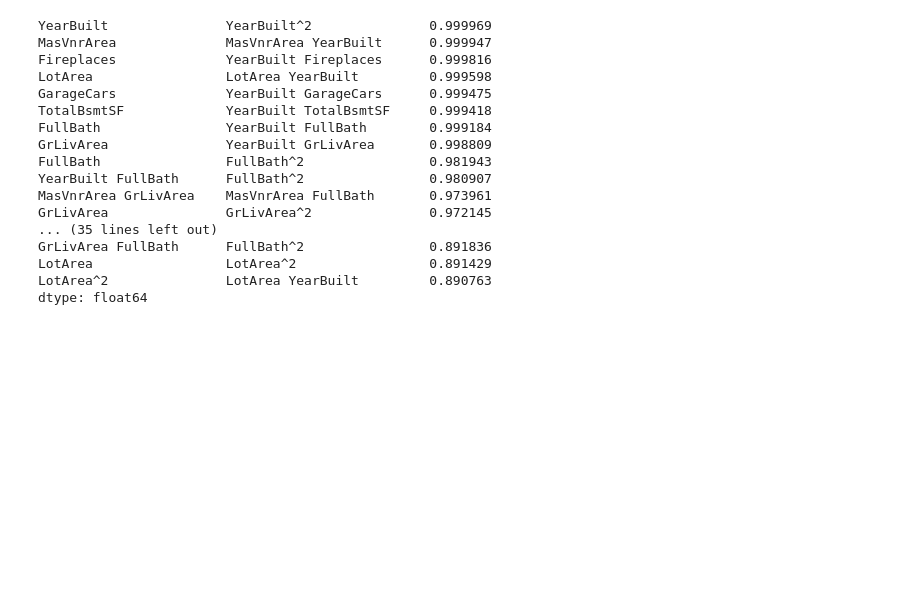
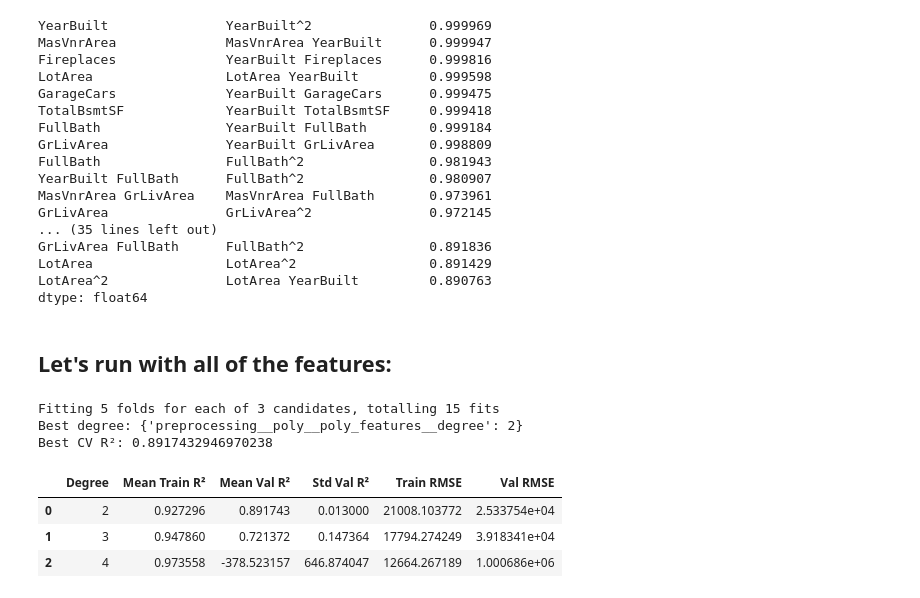
Before and after one commit to FarhanKhan1/MSAI_Machine_Learning, a Jupyter notebook: assignments_1/notebooks/q2_polynomial_regression.ipynb, the cells around one changed output. Saved outputs shown, nothing was run; the diff lists cells and outputs as text; code cells hidden in the pictures; blank space fills up the shorter version.

```diff
--- a/assignments_1/notebooks/q2_polynomial_regression.ipynb
+++ b/assignments_1/notebooks/q2_polynomial_regression.ipynb
@@ -563,3 +563,5 @@ GrLivArea FullBath      FullBath^2                0.891836
 LotArea                 LotArea^2                 0.891429
 LotArea^2               LotArea YearBuilt         0.890763
 dtype: float64
+# %% [markdown]
+## **Let's run with all of the features:**
@@ -565,0 +597,36 @@ dtype: float64
+# %%
+param_grid_full = {"preprocessing__poly__poly_features__degree": [2, 3, 4]}
+
+grid_full = GridSearchCV(
+    full_poly_pipeline,
+    param_grid=param_grid_full,
+    cv=KFold(n_splits=5, shuffle=True, random_state=42),
+    scoring={"r2": "r2", "rmse": "neg_root_mean_squared_error"},
+    refit="r2",
+    return_train_score=True,
+    n_jobs=-1,
+    verbose=1
+)
+grid_full.fit(X_train_raw, y_train)   # raw DataFrame: imputation, encoding, scaling are refit inside each fold
+
+print("Best degree:", grid_full.best_params_)
+print("Best CV R²:", grid_full.best_score_)
+
+res = pd.DataFrame(grid_full.cv_results_)
+res_summary = pd.DataFrame({
+    "Degree": [2, 3, 4],
+    "Mean Train R²": res["mean_train_r2"],
+    "Mean Val R²": res["mean_test_r2"],
+    "Std Val R²": res["std_test_r2"],
+    "Train RMSE": -res["mean_train_rmse"],
+    "Val RMSE": -res["mean_test_rmse"],
+})
+res_summary
+# %% [output]
+Fitting 5 folds for each of 3 candidates, totalling 15 fits
+Best degree: {'preprocessing__poly__poly_features__degree': 2}
+Best CV R²: 0.8917432946970238
+|  | Degree | Mean Train R² | Mean Val R² | Std Val R² | Train RMSE | Val RMSE |
+| 0 | 2 | 0.927296 | 0.891743 | 0.013000 | 21008.103772 | 2.533754e+04 |
+| 1 | 3 | 0.947860 | 0.721372 | 0.147364 | 17794.274249 | 3.918341e+04 |
+| 2 | 4 | 0.973558 | -378.523157 | 646.874047 | 12664.267189 | 1.000686e+06 |
```
Also changed, not shown: parts of 4 cells of this notebook.
